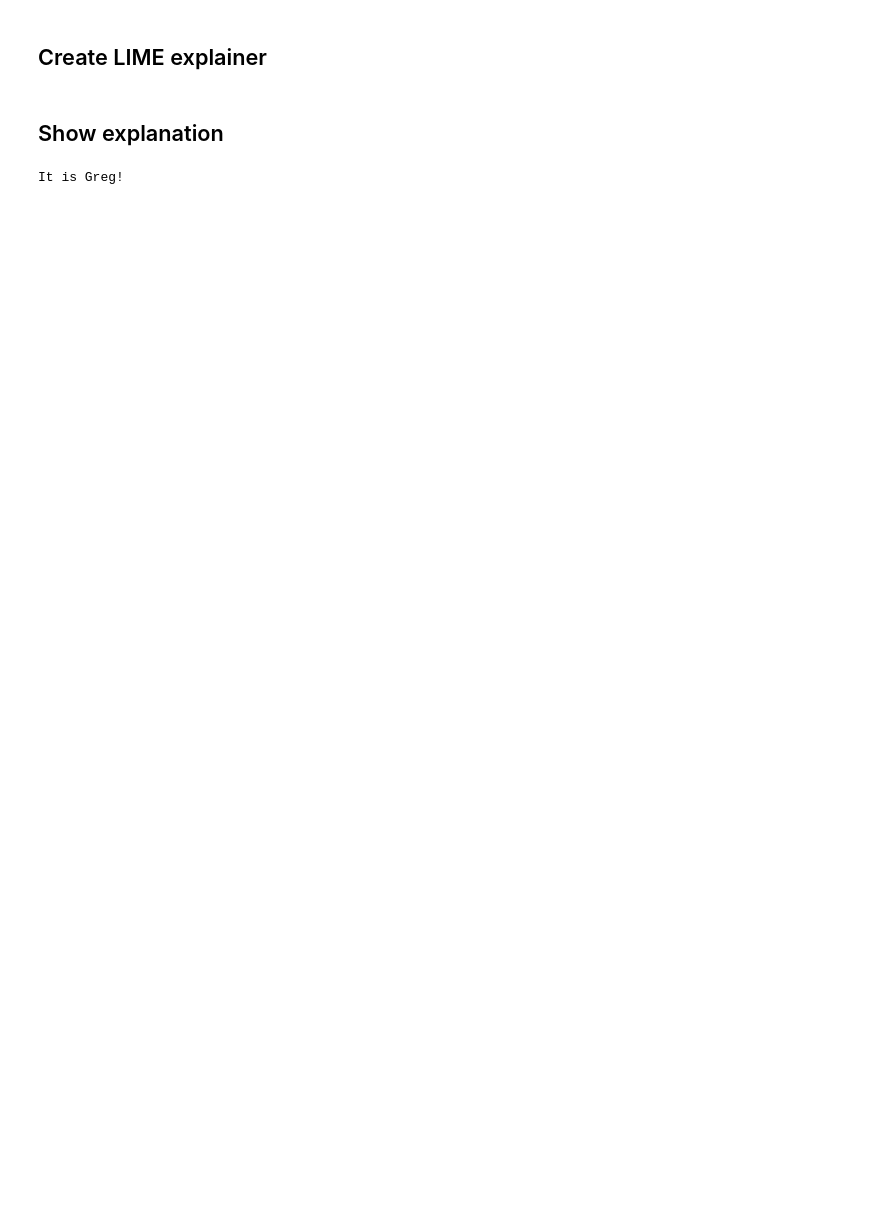
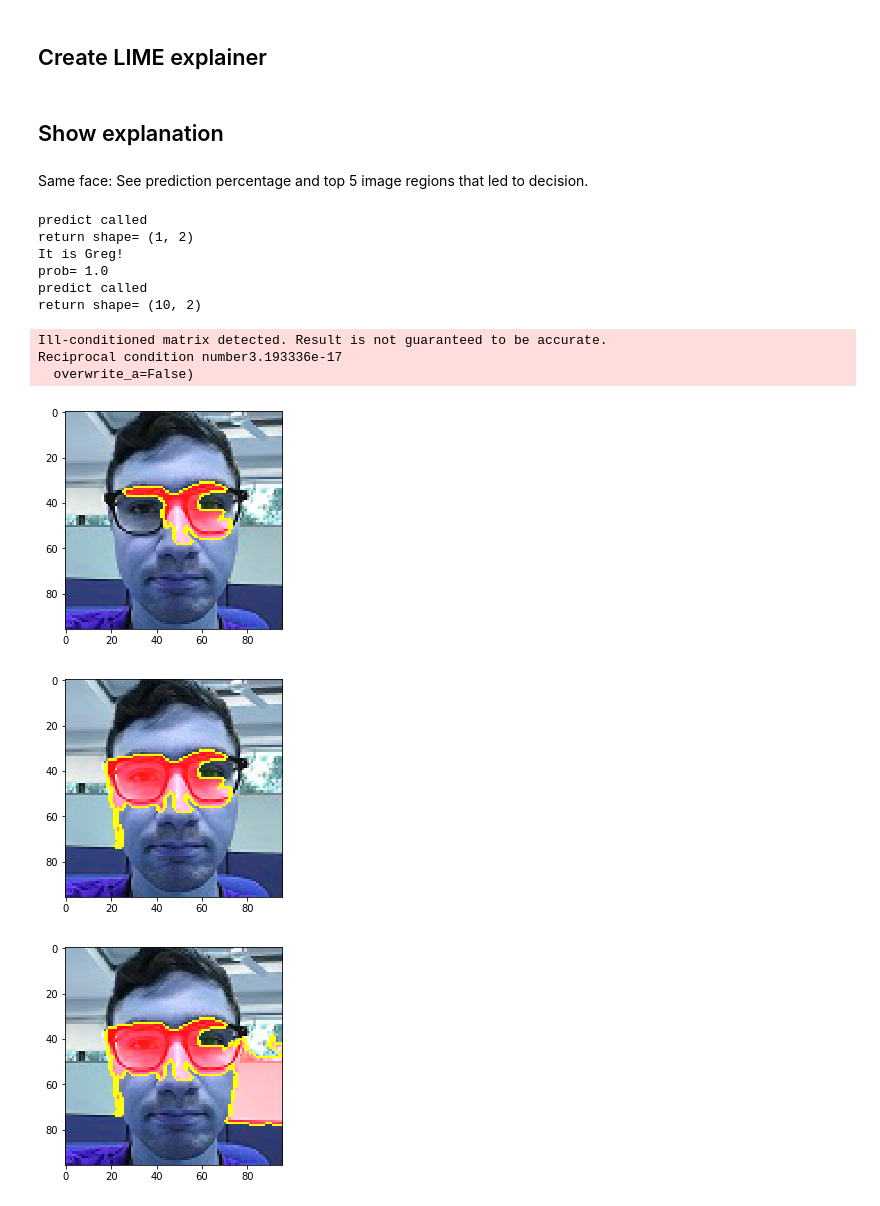
Before and after one commit to TGriggs7/Facial-Recognition-explanation-LIME, a Jupyter notebook: FacialRecog with Lime.ipynb, the cells around one changed output. Drawn from its saved outputs; the diff is of its cells as text; code cells hidden in the pictures; blank space fills up the shorter version.

```diff
--- a/FacialRecog with Lime.ipynb
+++ b/FacialRecog with Lime.ipynb
@@ -110,6 +156,19 @@ def get_explanation(img_path):
 # %% [markdown]
 ## Show explanation
+# %% [markdown]
+Same face: See prediction percentage and top 5 image regions that led to decision.
 # %%
-get_explanation("images/greg_positive.jpg")
+greg_exp = get_explanation("images/greg_positive.jpg")
 # %% [output]
+predict called
+return shape= (1, 2)
 It is Greg!
+prob= 1.0
+predict called
+return shape= (10, 2)
+Ill-conditioned matrix detected. Result is not guaranteed to be accurate.
+Reciprocal condition number3.193336e-17
+  overwrite_a=False)
+[figure, added]
+[figure, added]
+[figure, added]
```
Also changed, not shown: parts of 22 cells of this notebook, 1 other file.
